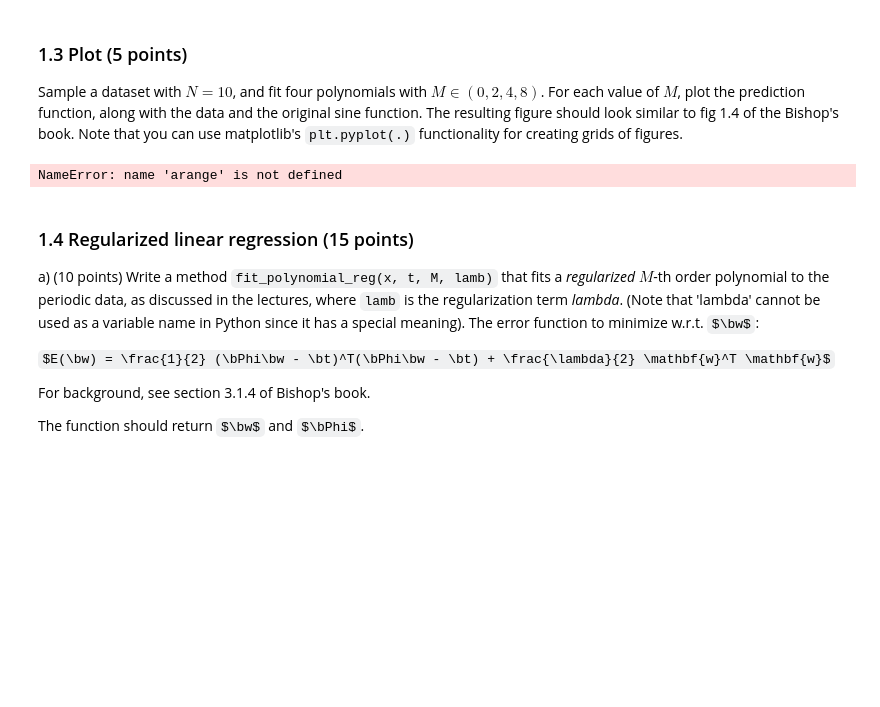
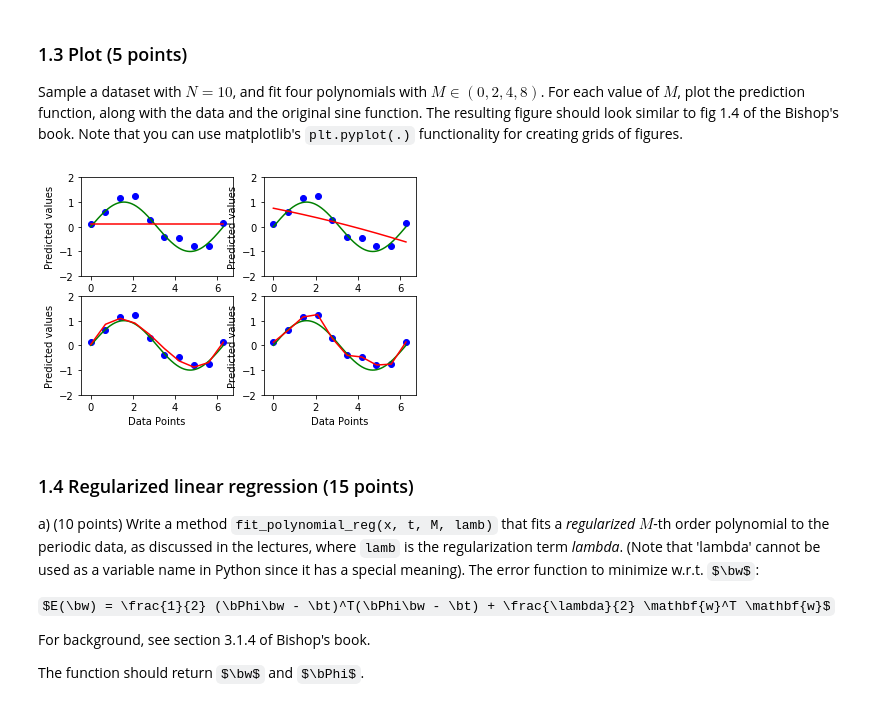
Before and after one commit to cgnarendiran/ml1_labs, a Jupyter notebook: 12195855_11378158_lab1.ipynb, the cells around one changed output. Saved outputs shown, nothing was run; the diff lists cells and outputs as text; code cells hidden in the pictures; some formulas as TeX source; blank space fills up the shorter version.

```diff
--- a/12195855_11378158_lab1.ipynb
+++ b/12195855_11378158_lab1.ipynb
@@ -176,35 +176,28 @@ assert Phi.shape == (N, m+1), "The shape of Phi is incorrect"
 ### 1.3 Plot (5 points)
 Sample a dataset with $N=10$, and fit four polynomials with $M \in (0, 2, 4, 8)$.
 For each value of $M$, plot the prediction function, along with the data and the original sine function. The resulting figure should look similar to fig 1.4 of the Bishop's book. Note that you can use matplotlib's `plt.pyplot(.)` functionality for creating grids of figures.
-# %%
-
-t = arange(0.0, 1.0, 0.01)
-
-fig = figure(1)
-
-ax1 = fig.add_subplot(211)
-ax1.plot(t, sin(2*pi*t))
-ax1.grid(False)
-ax1.set_ylim((-2, 2))
-ax1.set_ylabel('Predicted values')
-ax1.set_xlabel('Data Points')
-ax1.set_title('M = 0')
-
-for label in ax1.get_xticklabels():
-    label.set_color('r')
-
-
-ax2 = fig.add_subplot(212)
-ax2.plot(t, sin(2*2*pi*t))
-ax2.grid(True)
-ax2.set_ylim((-2, 2))
-l = ax2.set_xlabel('Hi mom')
-l.set_color('g')
-l.set_fontsize('large')
-
-show()
-# %% [output]
-NameError: name 'arange' is not defined
+# %%
+np.random.seed(42)
+N = 10
+x, t = gen_sine(N)
+pt = np.arange(0.0, 2*np.pi, 0.01)
+fig = plt.figure(1)
+
+for i, m in enumerate([0,2,4,8]):
+    w, Phi = fit_polynomial(x,t,m)
+    y = np.dot(Phi,w)
+    ax = fig.add_subplot(2,2,i+1)
+    ax.plot(pt, np.sin(pt), 'g')
+    ax.plot(x, y, 'r')
+    ax.scatter(x, t, c='b')
+    ax.grid(False)
+    ax.set_ylim((-2, 2))
+    ax.set_ylabel('Predicted values')
+    ax.set_xlabel('Data Points')
+
+plt.show()
+# %% [output]
+[figure, added]
 # %% [markdown]
 ### 1.4 Regularized linear regression (15 points)
 
```
Also changed, not shown: parts of 6 cells of this notebook.
